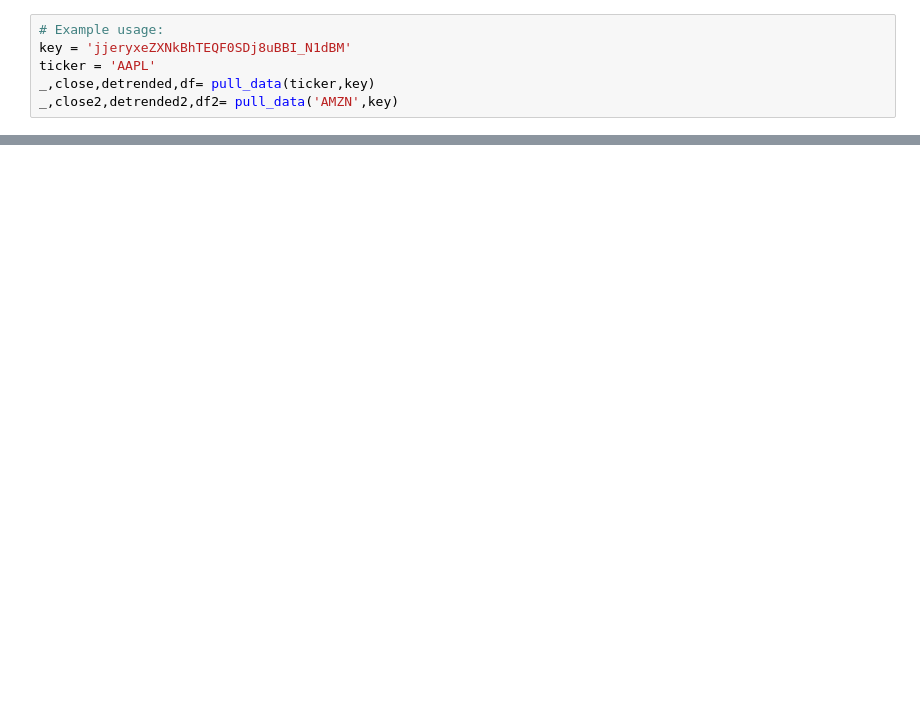
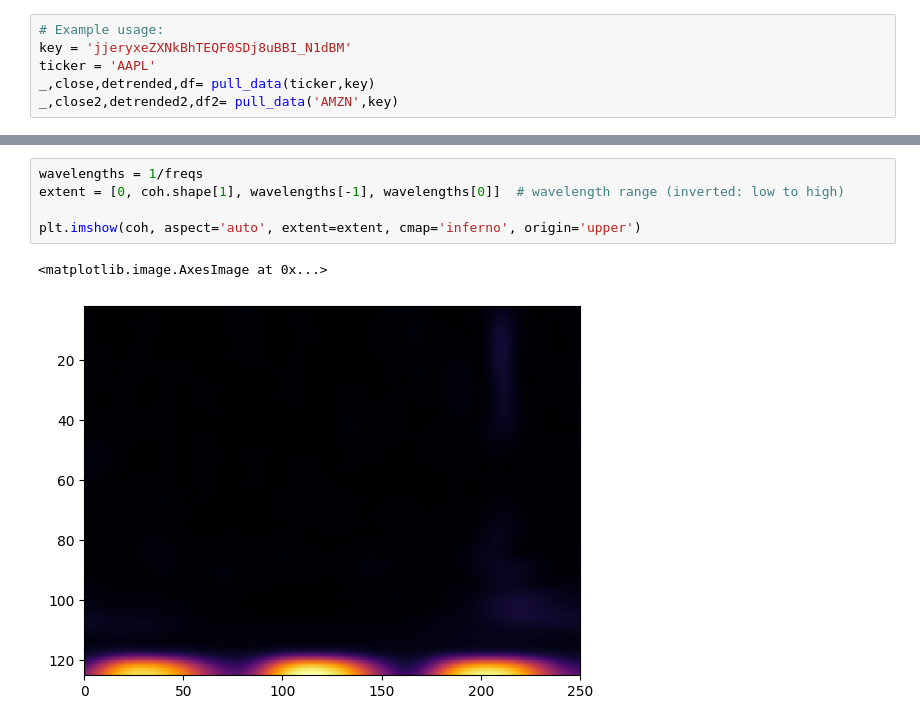
Before and after one commit to noshore5/Wavelet-Tech, a Jupyter notebook: finance/fCWT.ipynb, the cells around one changed output, grey strips where cells are left out. Cells and saved outputs as stored; diff of their text form; blank space fills up the shorter version.

```diff
--- a/finance/fCWT.ipynb
+++ b/finance/fCWT.ipynb
@@ -135,0 +498,8 @@ plt.imshow(np.abs(coeffs[0]))
+# %%
+wavelengths = 1/freqs
+extent = [0, coh.shape[1], wavelengths[-1], wavelengths[0]]  # wavelength range (inverted: low to high)
+
+plt.imshow(coh, aspect='auto', extent=extent, cmap='inferno', origin='upper')
+# %% [output]
+<matplotlib.image.AxesImage at 0x...>
+[figure, added]
```
Also changed, not shown: parts of 11 cells of this notebook, 31 other files.
